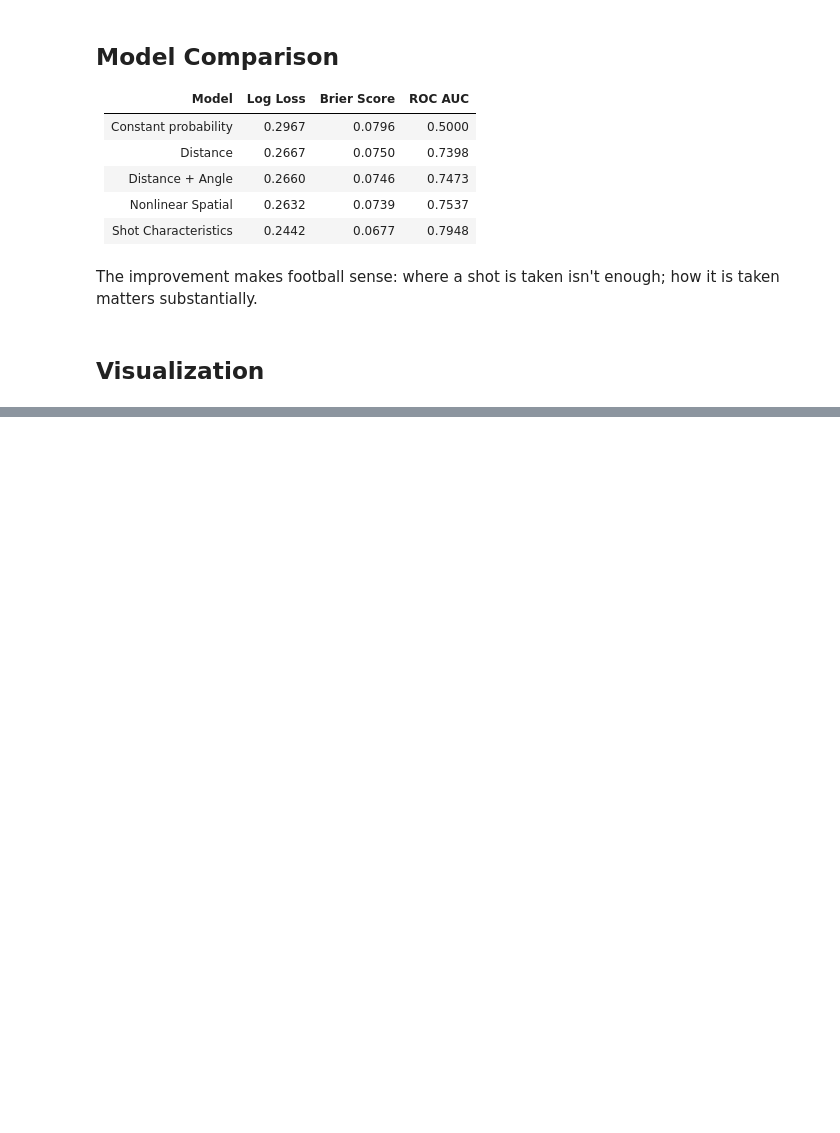
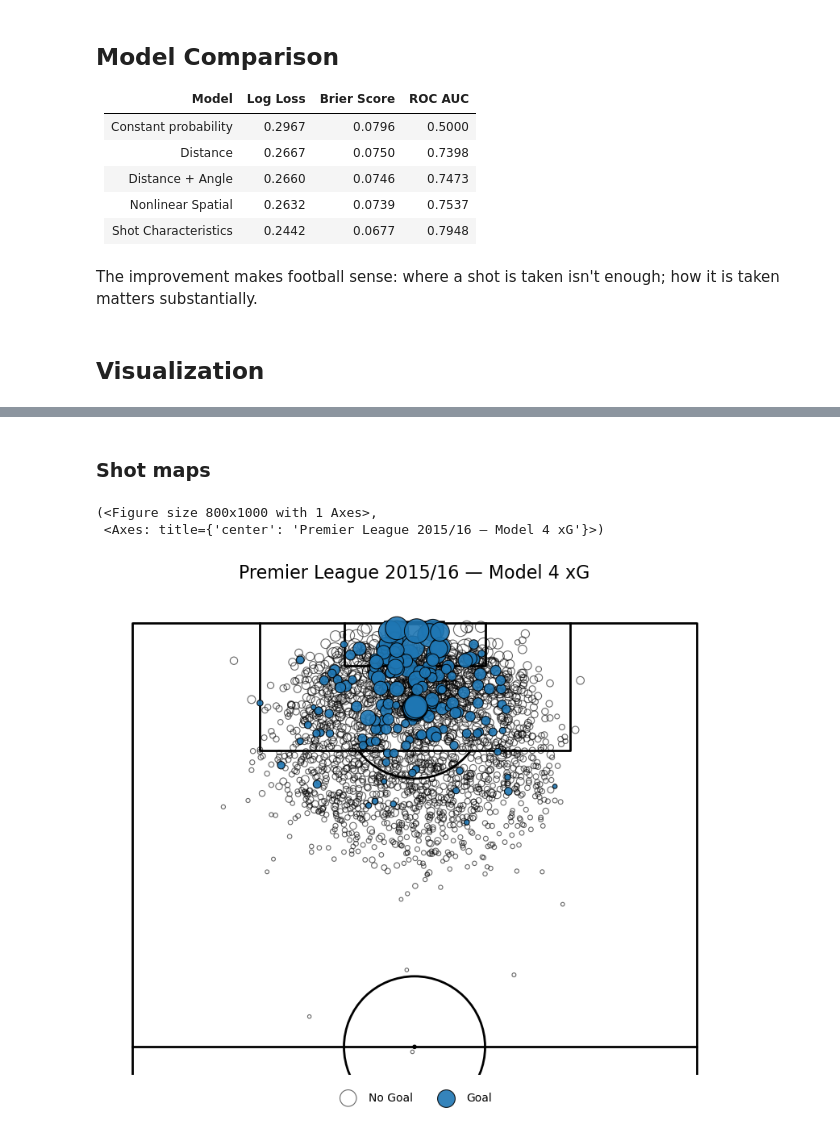
Before and after one commit to rebekaroth/how-to-win-the-premier-league, a Jupyter notebook: notebooks/01_expected_goals/04_shot_characteristics.ipynb, the cells around one changed output, grey strips where cells are left out. Drawn from its saved outputs; the diff is of its cells as text; code cells hidden in the pictures; blank space fills up the shorter version.

```diff
--- a/notebooks/01_expected_goals/04_shot_characteristics.ipynb
+++ b/notebooks/01_expected_goals/04_shot_characteristics.ipynb
@@ -249,0 +262,13 @@ FileNotFoundError: [Errno 2] No such file or directory: '/Users/rothrebeka/Docum
+# %% [markdown]
+### Shot maps
+# %%
+plot_shot_map(
+    test,
+    xg_column="xg_shot_characteristics",
+    title="Premier League 2015/16 — Model 4 xG",
+    save_path="../../reports/figures/model_4_shot_map.png"
+)
+# %% [output]
+(<Figure size 800x1000 with 1 Axes>,
+ <Axes: title={'center': 'Premier League 2015/16 — Model 4 xG'}>)
+[figure, added]
```
Also changed, not shown: parts of 5 cells of this notebook, 23 other files.
